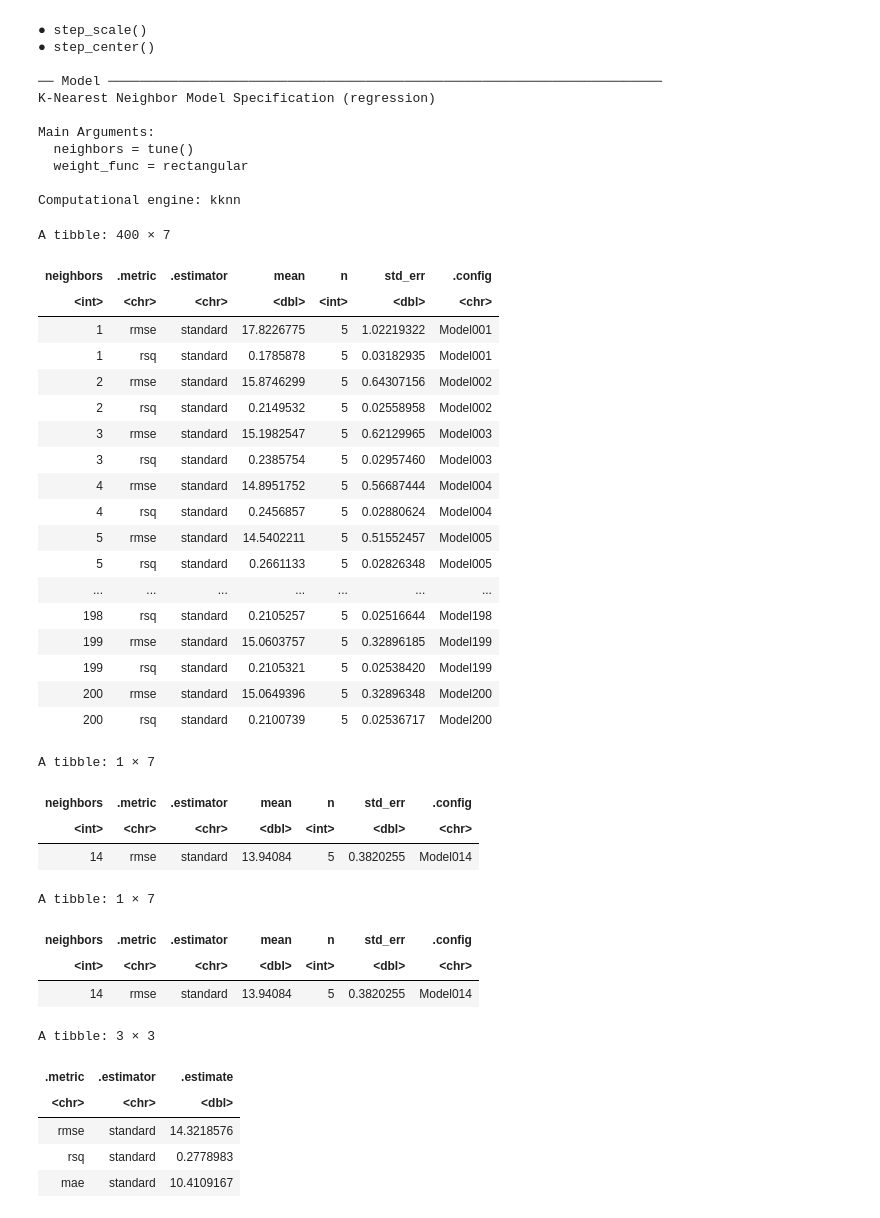
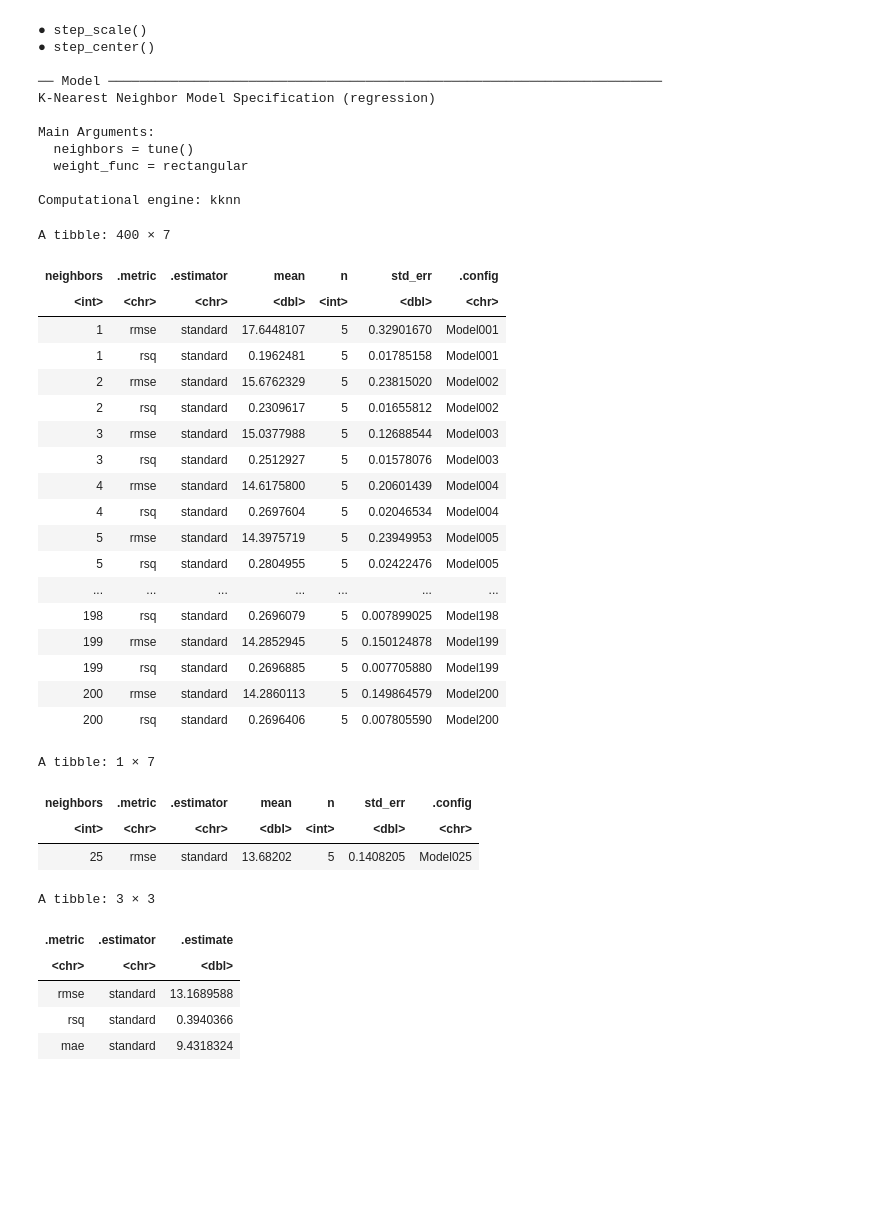
Before and after one commit to paulh777/dsci100prj, a Jupyter notebook: proposal/Untitled.ipynb, the cells around one changed output. Cells and saved outputs as stored; diff of their text form; code cells hidden in the pictures; blank space fills up the shorter version.

Commit message:
Added all variables to the exploratory data <- updated regression analysis

```diff
--- a/proposal/Untitled.ipynb
+++ b/proposal/Untitled.ipynb
@@ -8,7 +8,7 @@ genre_data = read_csv("https://raw.githubusercontent.com/paulh777/dsci100prj/mai
 
 #Select the columns relevant to research
 popularity_data = genre_data %>%
-    select(duration_ms, liveness, loudness, speechiness, tempo, popularity)
+    select(duration_ms, acousticness, danceability, energy, instrumentalness, liveness, loudness, speechiness, tempo, popularity)
 
 popularity_data
 # %% [output]
@@ -178,7 +203,7 @@ Registered S3 method overwritten by 'GGally':
 # %%
 set.seed(4002)
 
-popularity_recipe = recipe(popularity ~., data = popularity_training) %>%
+popularity_recipe = recipe(popularity ~ energy + acousticness + loudness, data = popularity_training) %>%
     step_scale(all_predictors()) %>%
     step_center(all_predictors())
 
@@ -224,39 +249,35 @@ pop_results
 A tibble: 400 × 7
 | neighbors | .metric | .estimator | mean | n | std_err | .config |
 | <int> | <chr> | <chr> | <dbl> | <int> | <dbl> | <chr> |
-| 1 | rmse | standard | 17.8226775 | 5 | 1.02219322 | Model001 |
-| 1 | rsq | standard | 0.1785878 | 5 | 0.03182935 | Model001 |
-| 2 | rmse | standard | 15.8746299 | 5 | 0.64307156 | Model002 |
-| 2 | rsq | standard | 0.2149532 | 5 | 0.02558958 | Model002 |
-| 3 | rmse | standard | 15.1982547 | 5 | 0.62129965 | Model003 |
-| 3 | rsq | standard | 0.2385754 | 5 | 0.02957460 | Model003 |
-| 4 | rmse | standard | 14.8951752 | 5 | 0.56687444 | Model004 |
-| 4 | rsq | standard | 0.2456857 | 5 | 0.02880624 | Model004 |
-| 5 | rmse | standard | 14.5402211 | 5 | 0.51552457 | Model005 |
-| 5 | rsq | standard | 0.2661133 | 5 | 0.02826348 | Model005 |
+| 1 | rmse | standard | 17.6448107 | 5 | 0.32901670 | Model001 |
+| 1 | rsq | standard | 0.1962481 | 5 | 0.01785158 | Model001 |
+| 2 | rmse | standard | 15.6762329 | 5 | 0.23815020 | Model002 |
+| 2 | rsq | standard | 0.2309617 | 5 | 0.01655812 | Model002 |
+| 3 | rmse | standard | 15.0377988 | 5 | 0.12688544 | Model003 |
+| 3 | rsq | standard | 0.2512927 | 5 | 0.01578076 | Model003 |
+| 4 | rmse | standard | 14.6175800 | 5 | 0.20601439 | Model004 |
+| 4 | rsq | standard | 0.2697604 | 5 | 0.02046534 | Model004 |
+| 5 | rmse | standard | 14.3975719 | 5 | 0.23949953 | Model005 |
+| 5 | rsq | standard | 0.2804955 | 5 | 0.02422476 | Model005 |
 | ... | ... | ... | ... | ... | ... | ... |
-| 198 | rsq | standard | 0.2105257 | 5 | 0.02516644 | Model198 |
-| 199 | rmse | standard | 15.0603757 | 5 | 0.32896185 | Model199 |
-| 199 | rsq | standard | 0.2105321 | 5 | 0.02538420 | Model199 |
-| 200 | rmse | standard | 15.0649396 | 5 | 0.32896348 | Model200 |
-| 200 | rsq | standard | 0.2100739 | 5 | 0.02536717 | Model200 |
+| 198 | rsq | standard | 0.2696079 | 5 | 0.007899025 | Model198 |
+| 199 | rmse | standard | 14.2852945 | 5 | 0.150124878 | Model199 |
+| 199 | rsq | standard | 0.2696885 | 5 | 0.007705880 | Model199 |
+| 200 | rmse | standard | 14.2860113 | 5 | 0.149864579 | Model200 |
+| 200 | rsq | standard | 0.2696406 | 5 | 0.007805590 | Model200 |
 # %%
-pop_min
+
 
 pop_min = pop_results %>%
     filter(.metric == "rmse") %>%
     arrange(mean) %>%
     slice(1)
 pop_min
 # %% [output]
 A tibble: 1 × 7
 | neighbors | .metric | .estimator | mean | n | std_err | .config |
 | <int> | <chr> | <chr> | <dbl> | <int> | <dbl> | <chr> |
-| 14 | rmse | standard | 13.94084 | 5 | 0.3820255 | Model014 |
+| 25 | rmse | standard | 13.68202 | 5 | 0.1408205 | Model025 |
-A tibble: 1 × 7
-| neighbors | .metric | .estimator | mean | n | std_err | .config |
-| <int> | <chr> | <chr> | <dbl> | <int> | <dbl> | <chr> |
-| 14 | rmse | standard | 13.94084 | 5 | 0.3820255 | Model014 |
 # %%
 set.seed(4002)
 kmin = pop_min %>%
@@ -281,6 +302,6 @@ pop_summary
 A tibble: 3 × 3
 | .metric | .estimator | .estimate |
 | <chr> | <chr> | <dbl> |
-| rmse | standard | 14.3218576 |
-| rsq | standard | 0.2778983 |
-| mae | standard | 10.4109167 |
+| rmse | standard | 13.1689588 |
+| rsq | standard | 0.3940366 |
+| mae | standard | 9.4318324 |
```
Also changed, not shown: parts of 2 cells of this notebook.
